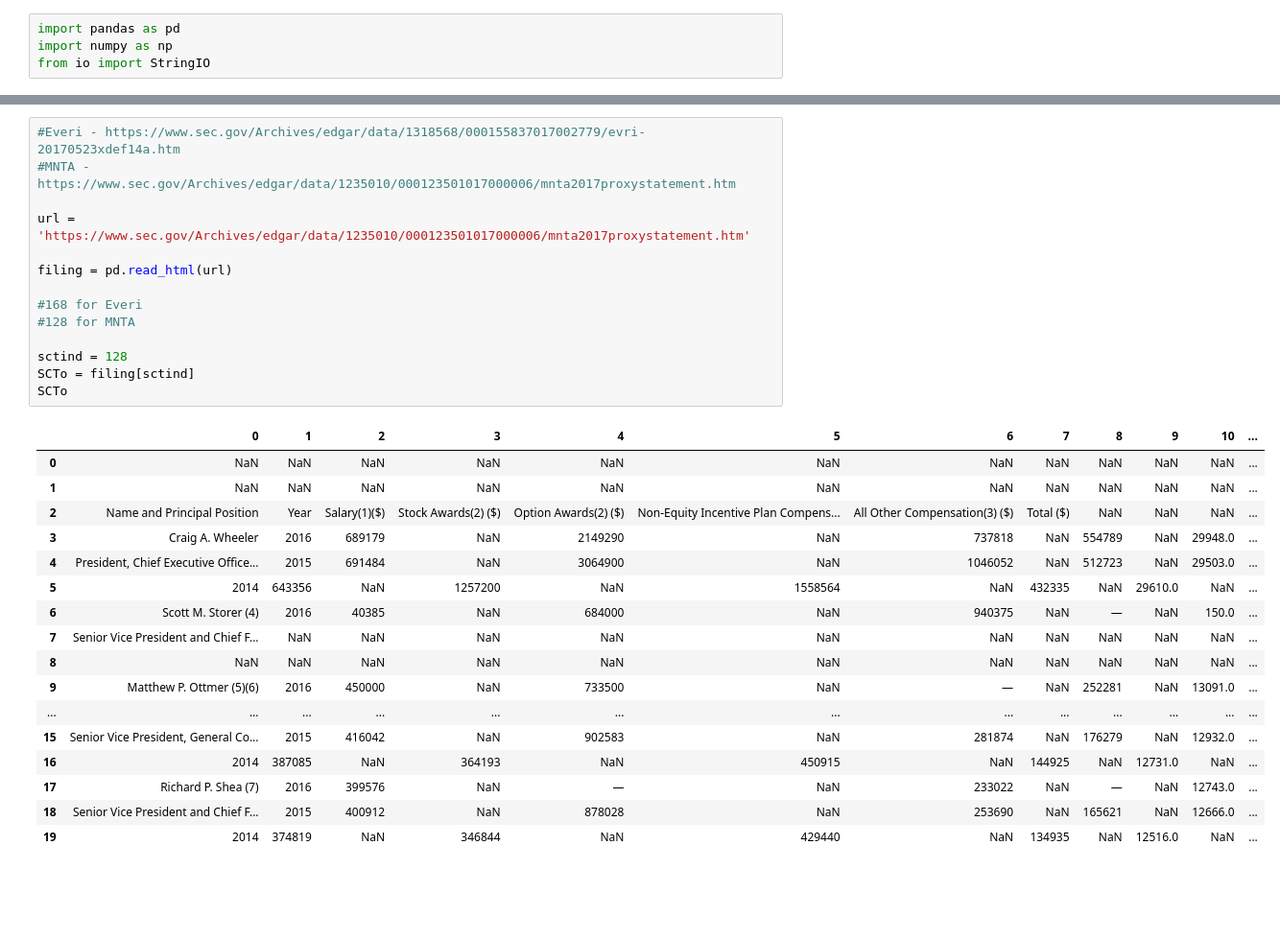
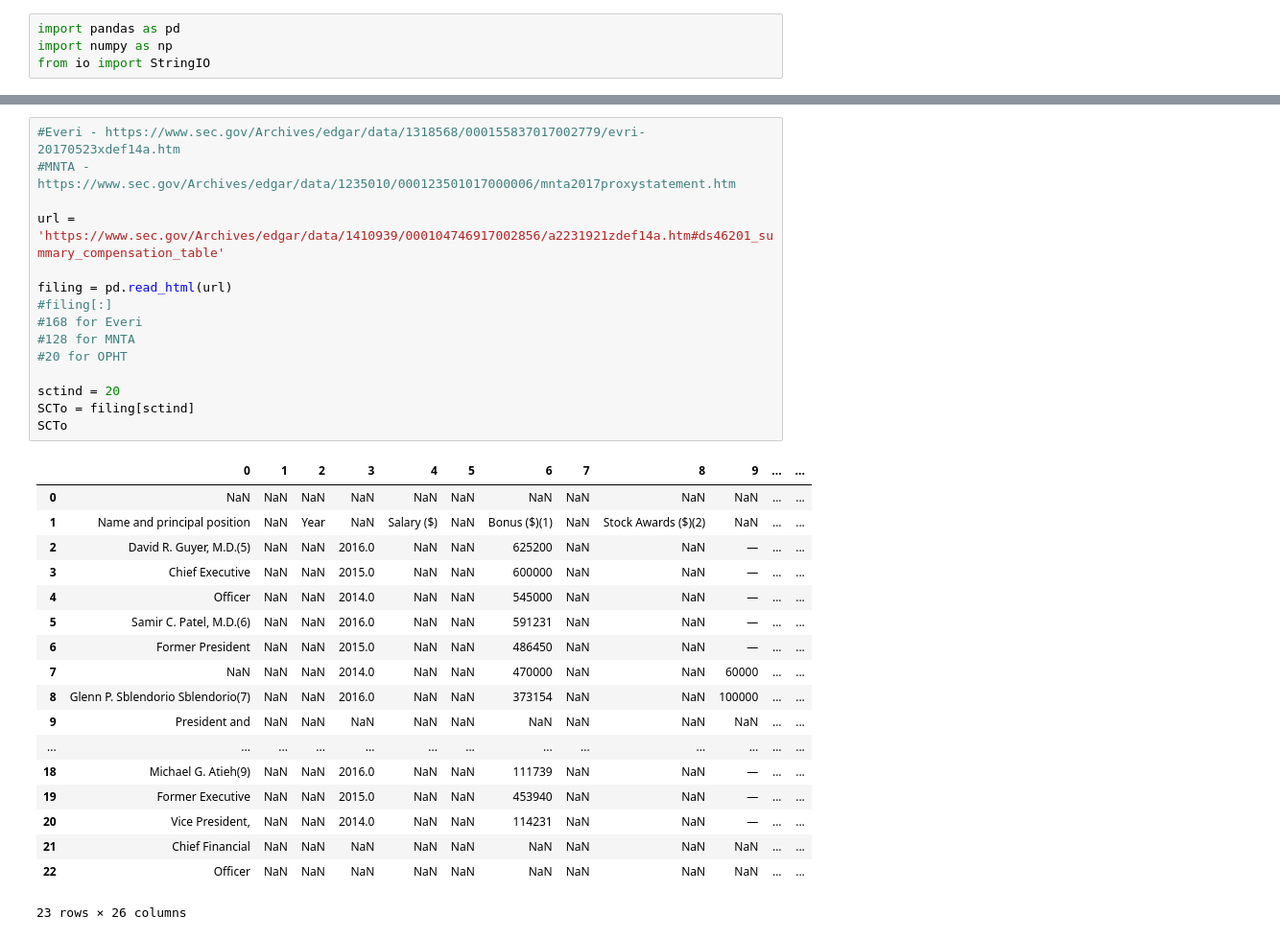
Before and after one commit to mooredj565/python_scripts, a Jupyter notebook: DEF14A Scraper.ipynb, the cells around one changed output, grey strips where cells are left out. Shown at 96% size. Cells and saved outputs as stored; diff of their text form; blank space fills up the shorter version.

```diff
--- a/DEF14A Scraper.ipynb
+++ b/DEF14A Scraper.ipynb
@@ -22,33 +43,35 @@ def filing_table_format(x):
 # %%
 #Everi - https://www.sec.gov/Archives/edgar/data/1318568/000155837017002779/evri-20170523xdef14a.htm
 #MNTA - https://www.sec.gov/Archives/edgar/data/1235010/000123501017000006/mnta2017proxystatement.htm
 
-url = 'https://www.sec.gov/Archives/edgar/data/1235010/000123501017000006/mnta2017proxystatement.htm'
+url = 'https://www.sec.gov/Archives/edgar/data/1410939/000104746917002856/a2231921zdef14a.htm#ds46201_summary_compensation_table'
 
 filing = pd.read_html(url)
-
+#filing[:]
 #168 for Everi
 #128 for MNTA
+#20 for OPHT
 
-sctind = 128
+sctind = 20
 SCTo = filing[sctind]
 SCTo
 # %% [output]
-|  | 0 | 1 | 2 | 3 | 4 | 5 | 6 | 7 | 8 | 9 | 10 | ... |
-| 0 | NaN | NaN | NaN | NaN | NaN | NaN | NaN | NaN | NaN | NaN | NaN | ... |
-| 1 | NaN | NaN | NaN | NaN | NaN | NaN | NaN | NaN | NaN | NaN | NaN | ... |
-| 2 | Name and Principal Position | Year | Salary(1)($) | Stock Awards(2) ($) | Option Awards(2) ($) | Non‑Equity Incentive Plan Compens... | All Other Compensation(3) ($) | Total ($) | NaN | NaN | NaN | ... |
-| 3 | Craig A. Wheeler | 2016 | 689179 | NaN | 2149290 | NaN | 737818 | NaN | 554789 | NaN | 29948.0 | ... |
-| 4 | President, Chief Executive Office... | 2015 | 691484 | NaN | 3064900 | NaN | 1046052 | NaN | 512723 | NaN | 29503.0 | ... |
-| 5 | 2014 | 643356 | NaN | 1257200 | NaN | 1558564 | NaN | 432335 | NaN | 29610.0 | NaN | ... |
-| 6 | Scott M. Storer (4) | 2016 | 40385 | NaN | 684000 | NaN | 940375 | NaN | — | NaN | 150.0 | ... |
-| 7 | Senior Vice President and Chief F... | NaN | NaN | NaN | NaN | NaN | NaN | NaN | NaN | NaN | NaN | ... |
-| 8 | NaN | NaN | NaN | NaN | NaN | NaN | NaN | NaN | NaN | NaN | NaN | ... |
-| 9 | Matthew P. Ottmer (5)(6) | 2016 | 450000 | NaN | 733500 | NaN | — | NaN | 252281 | NaN | 13091.0 | ... |
+|  | 0 | 1 | 2 | 3 | 4 | 5 | 6 | 7 | 8 | 9 | ... | ... |
+| 0 | NaN | NaN | NaN | NaN | NaN | NaN | NaN | NaN | NaN | NaN | ... | ... |
+| 1 | Name and principal position | NaN | Year | NaN | Salary ($) | NaN | Bonus ($)(1) | NaN | Stock Awards ($)(2) | NaN | ... | ... |
+| 2 | David R. Guyer, M.D.(5) | NaN | NaN | 2016.0 | NaN | NaN | 625200 | NaN | NaN | — | ... | ... |
+| 3 | Chief Executive | NaN | NaN | 2015.0 | NaN | NaN | 600000 | NaN | NaN | — | ... | ... |
+| 4 | Officer | NaN | NaN | 2014.0 | NaN | NaN | 545000 | NaN | NaN | — | ... | ... |
+| 5 | Samir C. Patel, M.D.(6) | NaN | NaN | 2016.0 | NaN | NaN | 591231 | NaN | NaN | — | ... | ... |
+| 6 | Former President | NaN | NaN | 2015.0 | NaN | NaN | 486450 | NaN | NaN | — | ... | ... |
+| 7 | NaN | NaN | NaN | 2014.0 | NaN | NaN | 470000 | NaN | NaN | 60000 | ... | ... |
+| 8 | Glenn P. Sblendorio Sblendorio(7) | NaN | NaN | 2016.0 | NaN | NaN | 373154 | NaN | NaN | 100000 | ... | ... |
+| 9 | President and | NaN | NaN | NaN | NaN | NaN | NaN | NaN | NaN | NaN | ... | ... |
 | ... | ... | ... | ... | ... | ... | ... | ... | ... | ... | ... | ... | ... |
-| 15 | Senior Vice President, General Co... | 2015 | 416042 | NaN | 902583 | NaN | 281874 | NaN | 176279 | NaN | 12932.0 | ... |
-| 16 | 2014 | 387085 | NaN | 364193 | NaN | 450915 | NaN | 144925 | NaN | 12731.0 | NaN | ... |
-| 17 | Richard P. Shea (7) | 2016 | 399576 | NaN | — | NaN | 233022 | NaN | — | NaN | 12743.0 | ... |
-| 18 | Senior Vice President and Chief F... | 2015 | 400912 | NaN | 878028 | NaN | 253690 | NaN | 165621 | NaN | 12666.0 | ... |
-| 19 | 2014 | 374819 | NaN | 346844 | NaN | 429440 | NaN | 134935 | NaN | 12516.0 | NaN | ... |
+| 18 | Michael G. Atieh(9) | NaN | NaN | 2016.0 | NaN | NaN | 111739 | NaN | NaN | — | ... | ... |
+| 19 | Former Executive | NaN | NaN | 2015.0 | NaN | NaN | 453940 | NaN | NaN | — | ... | ... |
+| 20 | Vice President, | NaN | NaN | 2014.0 | NaN | NaN | 114231 | NaN | NaN | — | ... | ... |
+| 21 | Chief Financial | NaN | NaN | NaN | NaN | NaN | NaN | NaN | NaN | NaN | ... | ... |
+| 22 | Officer | NaN | NaN | NaN | NaN | NaN | NaN | NaN | NaN | NaN | ... | ... |
+23 rows × 26 columns
 # %%
```
Also changed, not shown: parts of 6 cells of this notebook.
